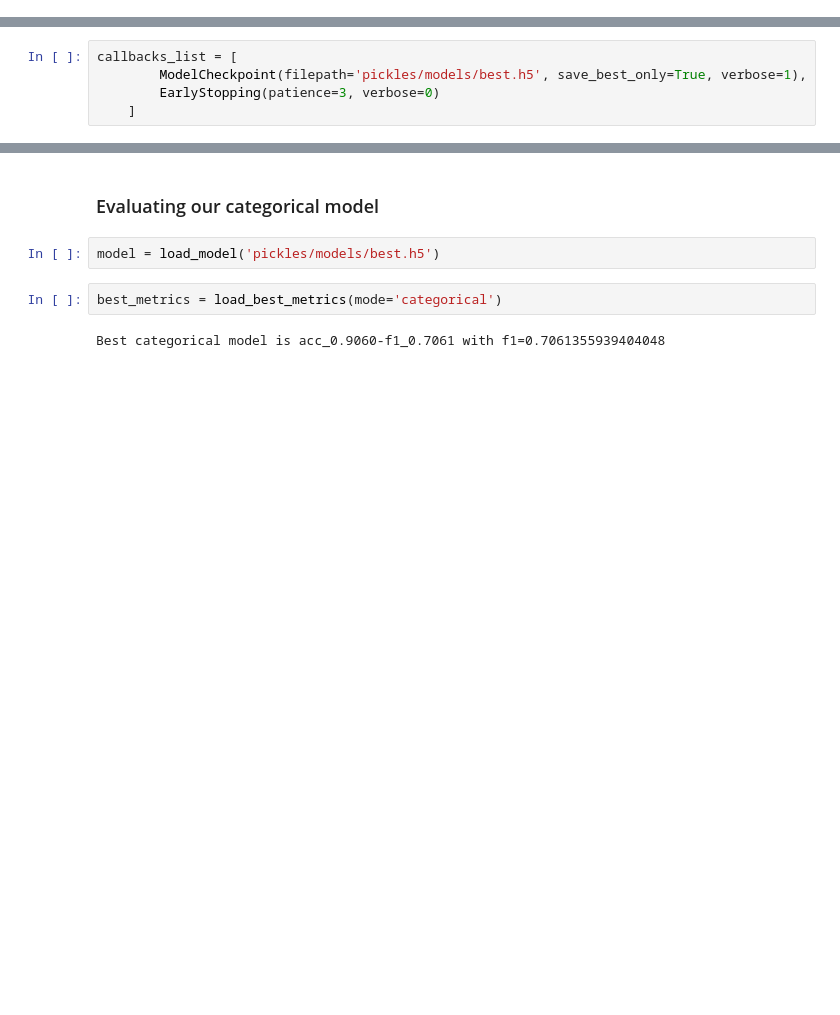
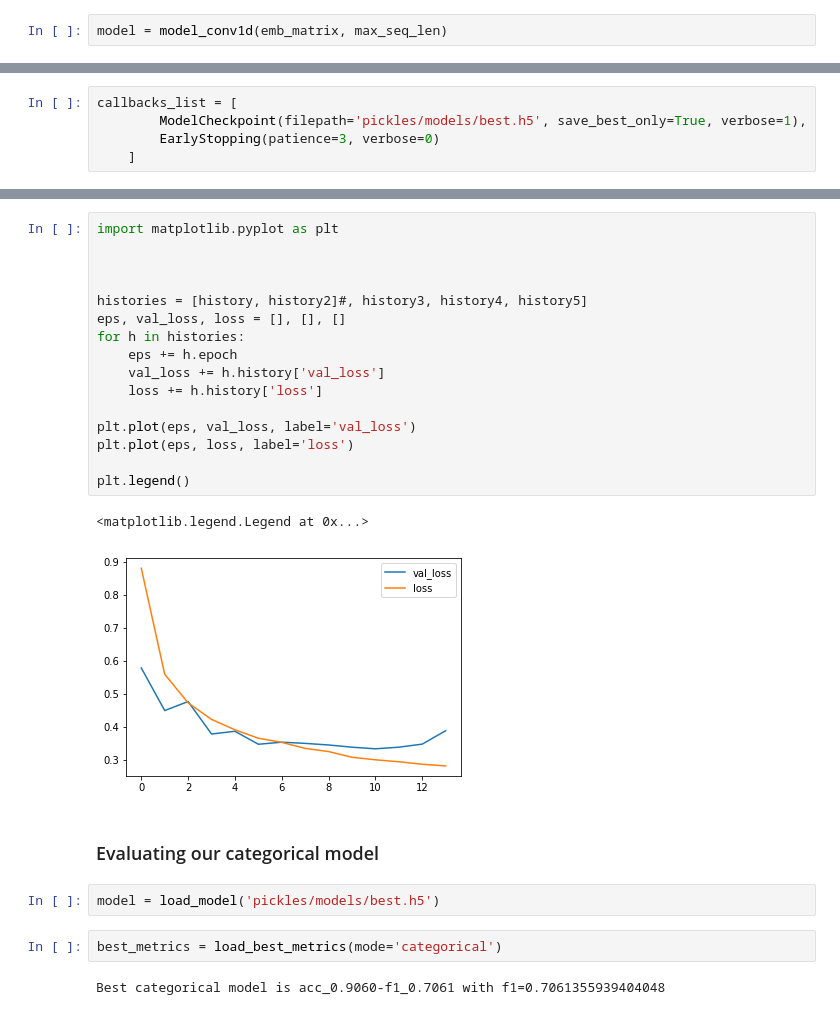
Before and after one commit to Garfounkel/emotion_analysis, a Jupyter notebook: playground.ipynb, the cells around one changed output, grey strips where cells are left out. Cells and saved outputs as stored; diff of their text form; blank space fills up the shorter version.

```diff
--- a/playground.ipynb
+++ b/playground.ipynb
@@ -174,3 +180,5 @@ Trainable params: 1,178,404
 Non-trainable params: 4,424,100
 _________________________________________________________________
 None
+# %%
+model = model_conv1d(emb_matrix, max_seq_len)
@@ -242,3 +329,22 @@ plt.legend()
+# %%
+import matplotlib.pyplot as plt
+
+
+
+histories = [history, history2]#, history3, history4, history5]
+eps, val_loss, loss = [], [], []
+for h in histories:
+    eps += h.epoch
+    val_loss += h.history['val_loss']
+    loss += h.history['loss']
+
+plt.plot(eps, val_loss, label='val_loss')
+plt.plot(eps, loss, label='loss')
+
+plt.legend()
+# %% [output]
+<matplotlib.legend.Legend at 0x...>
+[figure, added]
 # %% [markdown]
 ### Evaluating our categorical model
 # %%
```
Also changed, not shown: parts of 36 cells of this notebook, 1 other file.
